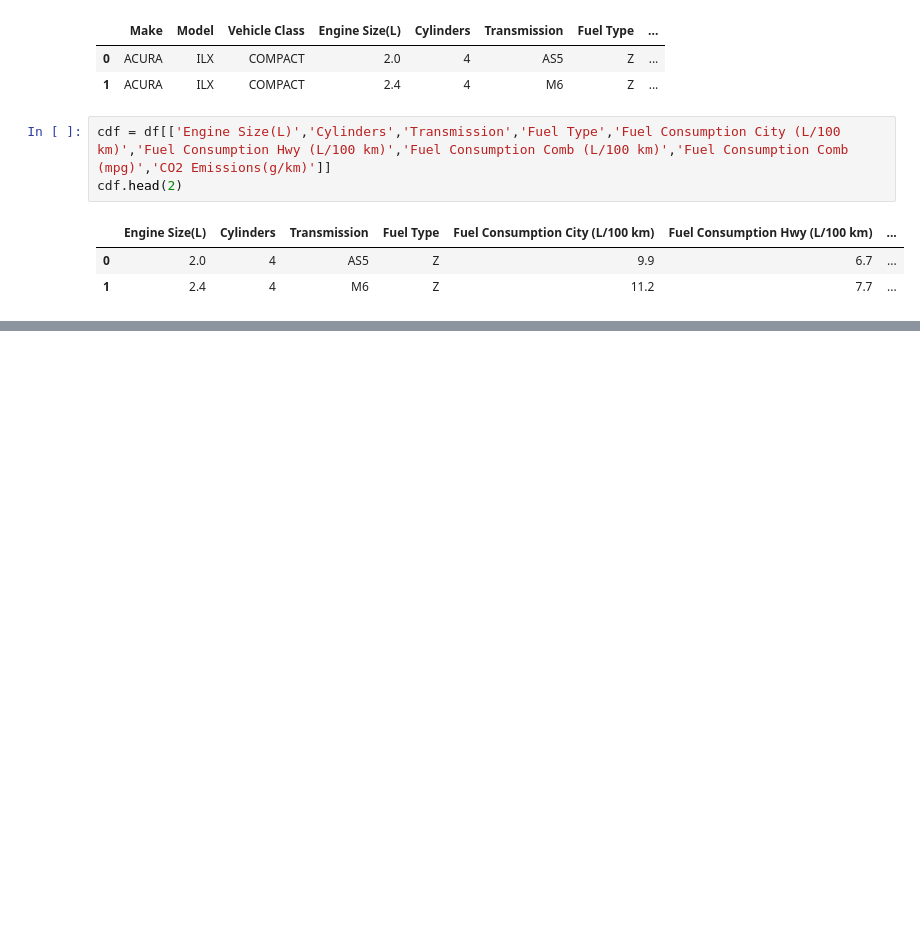
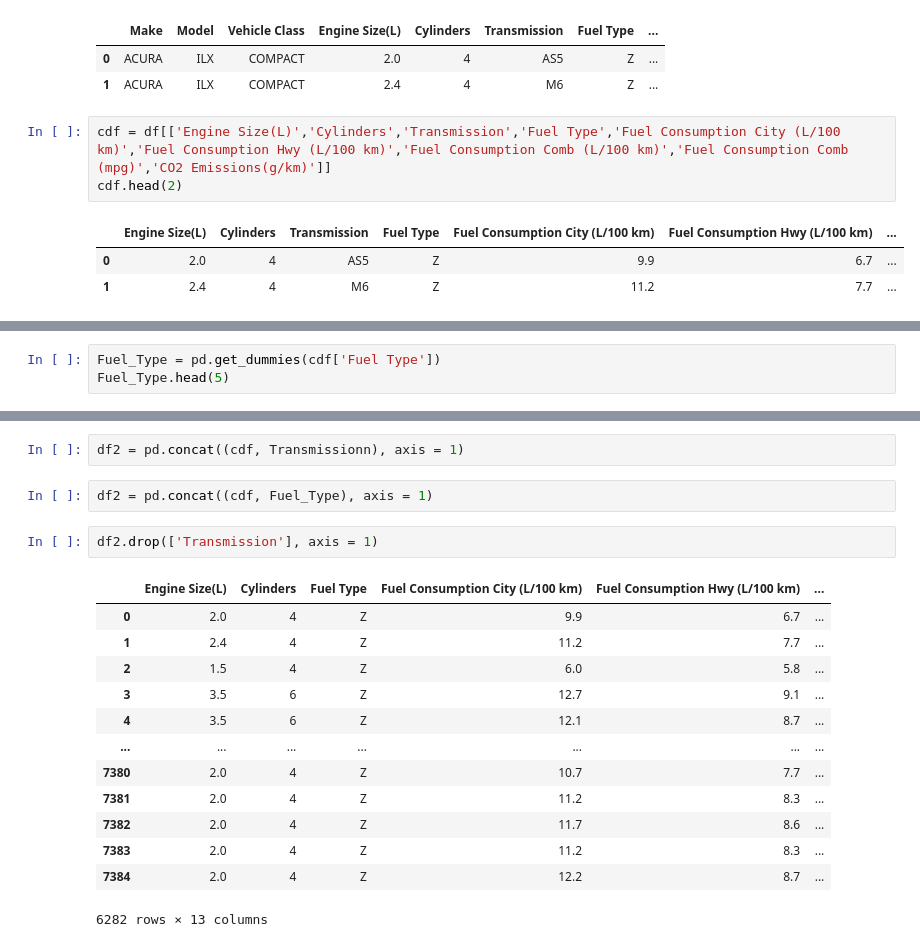
Before and after one commit to Gabecodex/Cars_Emisions_Canada, a Jupyter notebook: notebook.ipynb, the cells around one changed output, grey strips where cells are left out. Drawn from its saved outputs; the diff is of its cells as text; blank space fills up the shorter version.

```diff
--- a/notebook.ipynb
+++ b/notebook.ipynb
@@ -121,0 +109,3 @@ X[0:5]
+# %%
+Fuel_Type = pd.get_dummies(cdf['Fuel Type'])
+Fuel_Type.head(5)
@@ -121,0 +119,20 @@ X[0:5]
+# %%
+df2 = pd.concat((cdf, Transmissionn), axis = 1)
+# %%
+df2 = pd.concat((cdf, Fuel_Type), axis = 1)
+# %%
+df2.drop(['Transmission'], axis = 1)
+# %% [output]
+|  | Engine Size(L) | Cylinders | Fuel Type | Fuel Consumption City (L/100 km) | Fuel Consumption Hwy (L/100 km) | ... |
+| 0 | 2.0 | 4 | Z | 9.9 | 6.7 | ... |
+| 1 | 2.4 | 4 | Z | 11.2 | 7.7 | ... |
+| 2 | 1.5 | 4 | Z | 6.0 | 5.8 | ... |
+| 3 | 3.5 | 6 | Z | 12.7 | 9.1 | ... |
+| 4 | 3.5 | 6 | Z | 12.1 | 8.7 | ... |
+| ... | ... | ... | ... | ... | ... | ... |
+| 7380 | 2.0 | 4 | Z | 10.7 | 7.7 | ... |
+| 7381 | 2.0 | 4 | Z | 11.2 | 8.3 | ... |
+| 7382 | 2.0 | 4 | Z | 11.7 | 8.6 | ... |
+| 7383 | 2.0 | 4 | Z | 11.2 | 8.3 | ... |
+| 7384 | 2.0 | 4 | Z | 12.2 | 8.7 | ... |
+6282 rows × 13 columns
```
Also changed, not shown: parts of 9 cells of this notebook.
